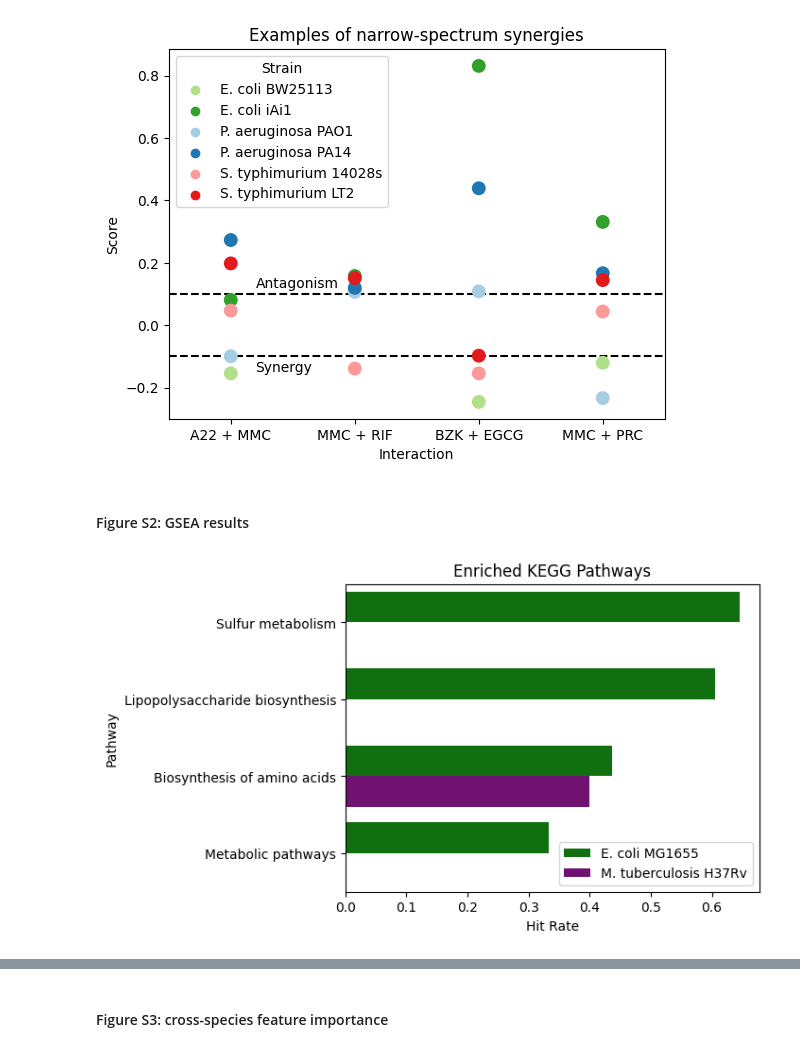
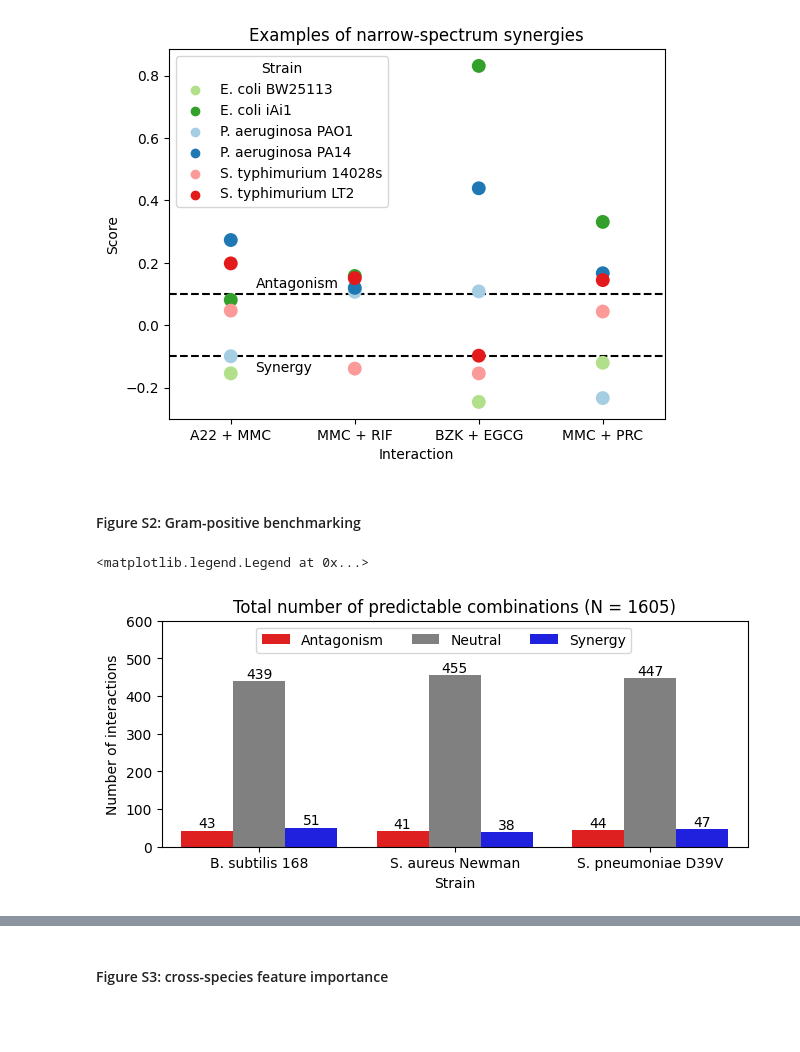
Before and after one commit to sriram-lab/TACTIC, a Jupyter notebook: TACTIC_visualization.ipynb, the cells around one changed output, grey strips where cells are left out. Saved outputs shown, nothing was run; the diff lists cells and outputs as text; code cells hidden in the pictures; blank space fills up the shorter version.

```diff
--- a/TACTIC_visualization.ipynb
+++ b/TACTIC_visualization.ipynb
@@ -760,26 +798,24 @@ Try using .loc[row_indexer,col_indexer] = value instead
 See the caveats in the documentation: https://pandas.pydata.org/pandas-docs/stable/user_guide/indexing.html#returning-a-view-versus-a-copy
 [figure]
 # %% [markdown]
-#### Figure S2: GSEA results
+#### Figure S2: Gram-positive benchmarking
-# %%
-# Instantiate figure
-fig, ax = plt.subplots(ncols=1, figsize=(7, 4), constrained_layout=True)
-
-# Process relevant data
-df1 = out['gsea']['ecoli'].copy()
-df1['Organism'] = 'E. coli MG1655'
-df2 = out['gsea']['mtb'].copy()
-df2['Organism'] = 'M. tuberculosis H37Rv'
-df = pd.concat([df1, df2])
-df['Hit Rate'] = round(df['R'] / df['N'], 4)
-df = df[df['padj'] < 5E-2]
-df = df.sort_values(by=['Hit Rate'], ascending=False)
-
-# Generate plot
-cols = ['green' if o.startswith('E. coli') else 'purple' for o in df.Organism]
-sns.barplot(data=df, x='Hit Rate', y='Pathway', hue='Organism', dodge=True, palette=['green', 'purple'], ax=ax)
-ax.set_title('Enriched KEGG Pathways')
-ax.legend(loc='lower right')
-plt.show()
-# %% [output]
-[figure, removed]
+# %%
+# Define data
+df = pd.read_excel('./data/ixn_data.xlsx', sheet_name='Cacace_2023', engine='openpyxl')
+df1, df2 = df.groupby('Strain').count(), df.groupby(['Strain', 'Label']).count()
+df1['Strain'] = [i for i in df1.index]
+df2['Strain'] = [i[0] for i in df2.index]
+df2['Label'] = [i[1] for i in df2.index]
+
+# Panel A: data summary
+fig, ax    = plt.subplots(nrows=1, ncols=1, figsize=(6.5, 3), constrained_layout=True)
+sns.barplot(data=df2, x='Strain', y='Interaction', hue='Label', palette=['red', 'gray', 'blue'], ax=ax)
+ax.set(ylim=(0, 600), ylabel='Number of interactions',
+          title='Total number of predictable combinations (N = {})'.format(df.shape[0]))
+ax.bar_label(ax.containers[0])
+ax.bar_label(ax.containers[1])
+ax.bar_label(ax.containers[2])
+ax.legend(bbox_to_anchor=(0.15, 1), loc='upper left', ncol=3)
+# %% [output]
+<matplotlib.legend.Legend at 0x...>
+[figure, added]
```
Also changed, not shown: parts of 60 cells of this notebook, 33 other files.
